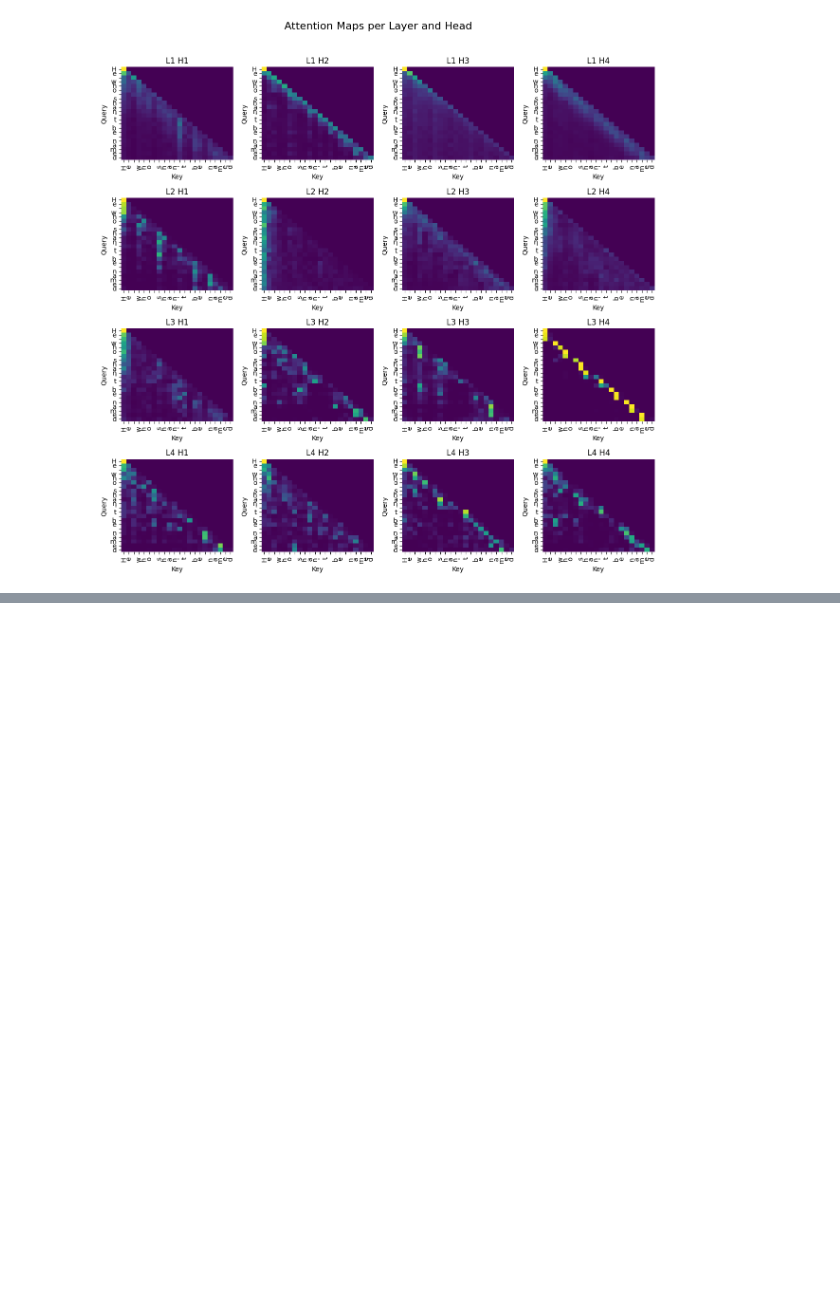
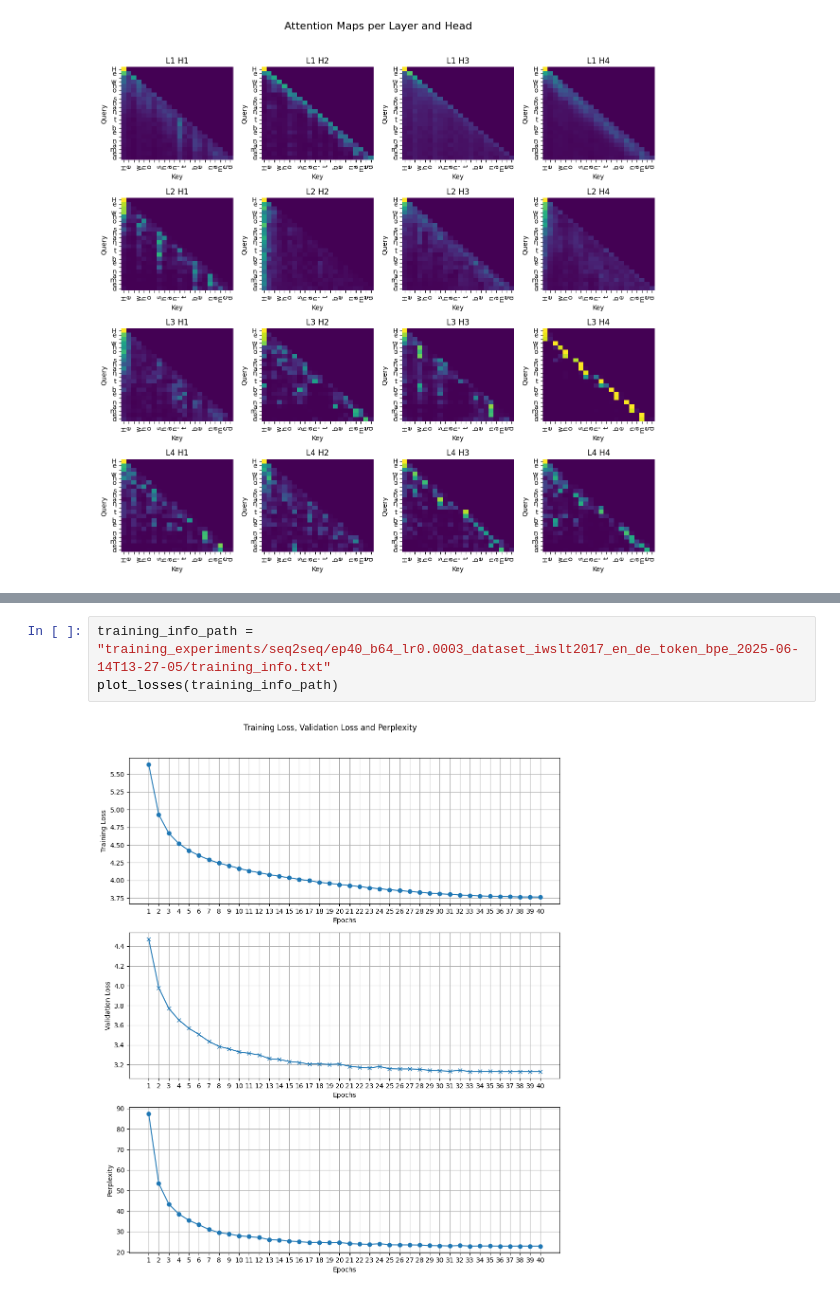
Before and after one commit to Swapnajoy/Mini_Transfomer_Project, a Jupyter notebook: analysis.ipynb, the cells around one changed output, grey strips where cells are left out. Saved outputs shown, nothing was run; the diff lists cells and outputs as text; blank space fills up the shorter version.

Commit message:
Diagrams for seq2seq added

```diff
--- a/analysis.ipynb
+++ b/analysis.ipynb
@@ -225,0 +239,5 @@ with torch.no_grad():
+# %%
+training_info_path = "training_experiments/seq2seq/ep40_b64_lr0.0003_dataset_iwslt2017_en_de_token_bpe_2025-06-14T13-27-05/training_info.txt"
+plot_losses(training_info_path)
+# %% [output]
+[figure, added]
```
Also changed, not shown: parts of 8 cells of this notebook, 3 other files.
